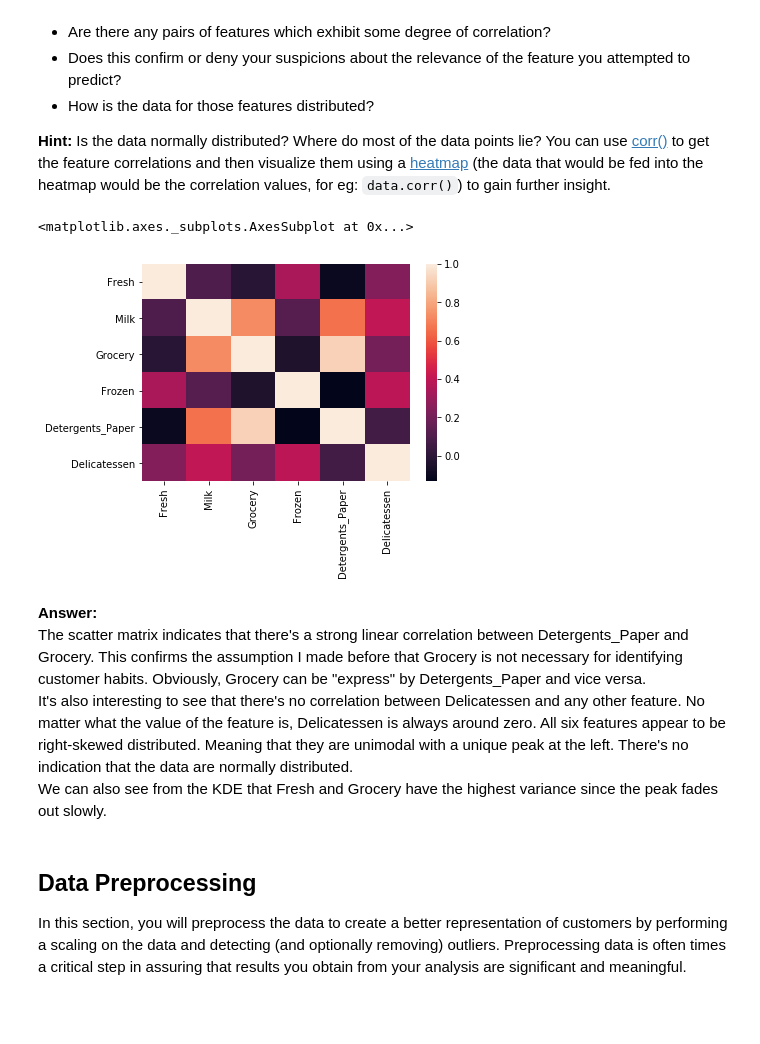
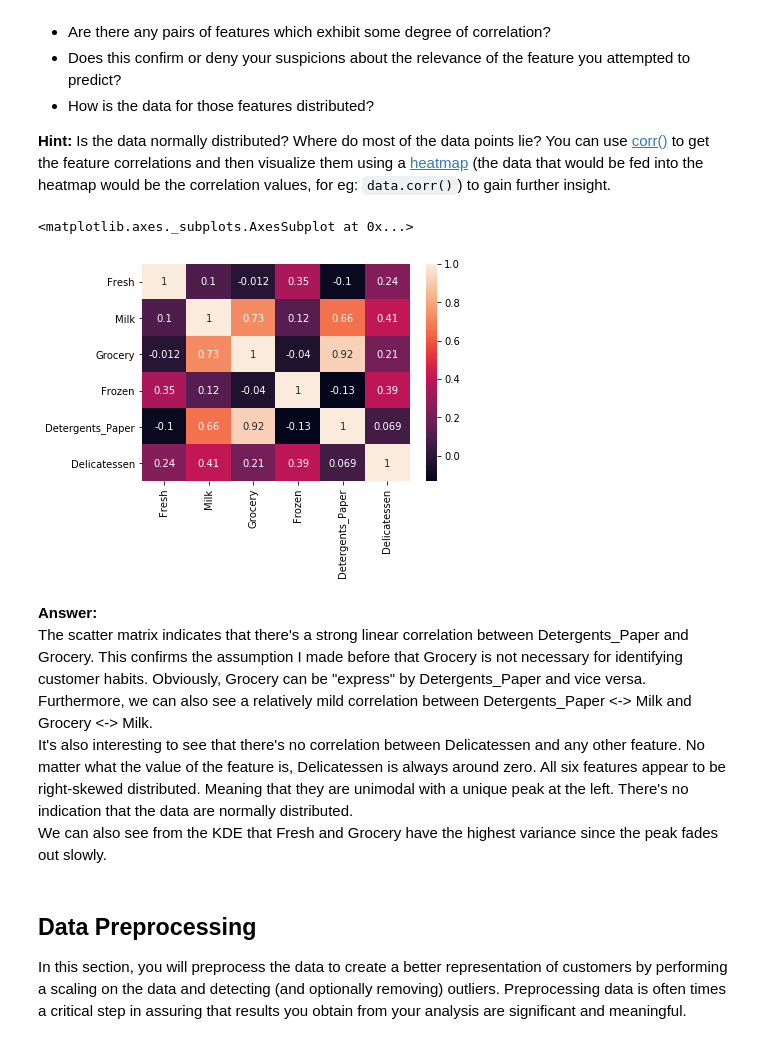
Before and after one commit to dsoellinger/Udacity-Machine-Learning-Nanodegree, a Jupyter notebook: assignments/costumer_segments/customer_segments.ipynb, the cells around one changed output. Drawn from its saved outputs; the diff is of its cells as text; code cells hidden in the pictures; blank space fills up the shorter version.

```diff
--- a/assignments/costumer_segments/customer_segments.ipynb
+++ b/assignments/costumer_segments/customer_segments.ipynb
@@ -169,13 +183,14 @@ pd.scatter_matrix(data, alpha = 0.3, figsize = (14,8), diagonal = 'kde');
 # %%
 import seaborn as sns
 
-sns.heatmap(data.corr())
+sns.heatmap(data.corr(), annot=True)
 # %% [output]
 <matplotlib.axes._subplots.AxesSubplot at 0x...>
-[figure, old version]
+[figure, new version]
 # %% [markdown]
 **Answer:**
 The scatter matrix indicates that there's a strong linear correlation between Detergents_Paper and Grocery. This confirms the assumption I made before that Grocery is not necessary for identifying customer habits. Obviously, Grocery can be "express" by Detergents_Paper and vice versa.
+Furthermore, we can also see a relatively mild correlation between Detergents_Paper <-> Milk and Grocery <-> Milk.
 It's also interesting to see that there's no correlation between Delicatessen and any other feature. No matter what the value of the feature is, Delicatessen is always around zero.
 All six features appear to be right-skewed distributed. Meaning that they are unimodal with a unique peak at the left.
 There's no indication that the data are normally distributed.
```
Also changed, not shown: parts of 5 cells of this notebook, 1 other file.
